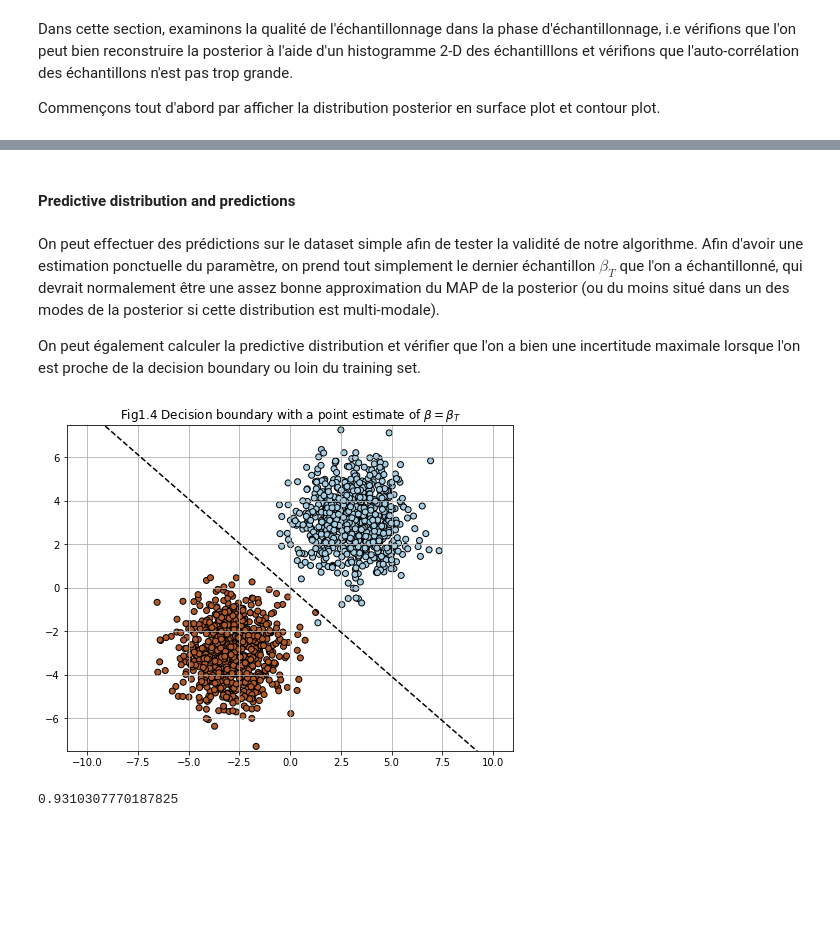
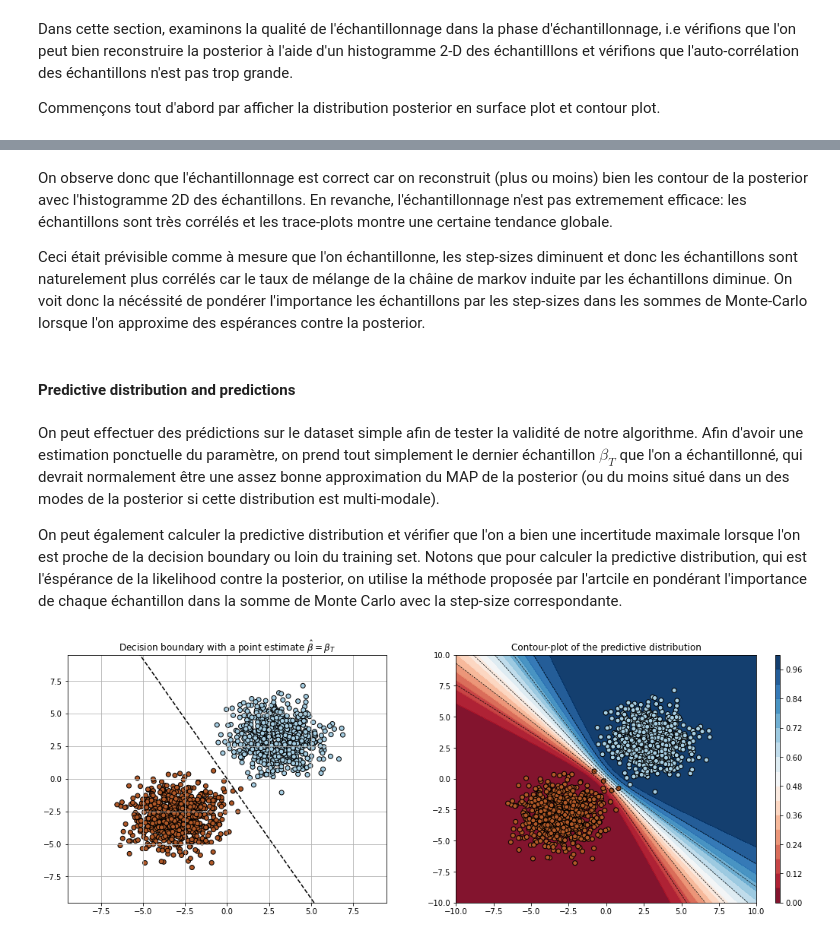
Before and after one commit to LouisBouvier/BML_Stochastic_Langevin_Dynamics, a Jupyter notebook: project_V1.ipynb, the cells around one changed output, grey strips where cells are left out. Cells and saved outputs as stored; diff of their text form; code cells hidden in the pictures; blank space fills up the shorter version.

```diff
--- a/project_V1.ipynb
+++ b/project_V1.ipynb
@@ -437,22 +441,10 @@ plt.show()
+# %% [markdown]
+On observe donc que l'échantillonnage est correct car on reconstruit (plus ou moins) bien les contour de la posterior avec l'histogramme 2D des échantillons. En revanche, l'échantillonnage n'est pas extremement efficace: les échantillons sont très corrélés et les trace-plots montre une certaine tendance globale.
+
+Ceci était prévisible comme à mesure que l'on échantillonne, les step-sizes diminuent et donc les échantillons sont naturelement plus corrélés car le taux de mélange de la châine de markov induite par les échantillons diminue. On voit donc la nécéssité de pondérer l'importance les échantillons par les step-sizes dans les sommes de Monte-Carlo lorsque l'on approxime des espérances contre la posterior.
 # %% [markdown]
 #### Predictive distribution and predictions
 # %% [markdown]
 On peut effectuer des prédictions sur le dataset simple afin de tester la validité de notre algorithme. Afin d'avoir une estimation ponctuelle du paramètre, on prend tout simplement le dernier échantillon $\beta_T$ que l'on a échantillonné, qui devrait normalement être une assez bonne approximation du MAP de la posterior (ou du moins situé dans un des modes de la posterior si cette distribution est multi-modale).
 
-On peut également calculer la predictive distribution et vérifier que l'on a bien une incertitude maximale lorsque l'on est proche de la decision boundary ou loin du training set.
+On peut également calculer la predictive distribution et vérifier que l'on a bien une incertitude maximale lorsque l'on est proche de la decision boundary ou loin du training set. Notons que pour calculer la predictive distribution, qui est l'éspérance de la likelihood contre la posterior, on utilise la méthode proposée par l'artcile en pondérant l'importance de chaque échantillon dans la somme de Monte Carlo avec la step-size correspondante.
-# %%
-# separating hyperplane
-beta = betas[-1]
-f = lambda x : (-beta[0]/beta[1]) * x
-
-# visualize decision boundary
-plt.figure(figsize=(8,6))
-plt.scatter(X[:,0], X[:,1], c=y, cmap='Paired_r', edgecolors='k')
-x = np.linspace(-10, 10, 10)
-plt.plot(x, f(x), linestyle='--', color='k')
-plt.ylim(-7.5, 7.5)
-plt.title("Fig1.4 Decision boundary with a point estimate of $\\beta = \\beta_T$")
-plt.grid()
-plt.show()
-# %% [output]
-[figure, removed]
@@ -466,4 +451,36 @@ pred_distrib = predictive_MC(zz, samples, burn_in, weights=None)
-# %%
-np.amin(pred_distrib)
-# %% [output]
-0.9310307770187825
+# %%
+# separating hyperplane
+beta = betas[-1]
+f = lambda x : (-beta[0]/beta[1]) * x
+
+# contour of the predictive distribution
+xs = np.linspace(-10, 10, 100)
+ys = np.linspace(-10, 10, 100)
+xx, yy = np.meshgrid(xs, ys, sparse=False, indexing='ij')
+zz = np.array([[xss,yss] for (xss,yss) in zip(xx.ravel(), yy.ravel())])
+ZZ = predictive_MC(X_new=zz, samples=betas, burn_in=burn_in, weights=trackW)
+ZZ = ZZ.reshape(xx.shape)
+
+#fig, ax = plt.subplots(figsize=(8, 6))
+fig, ax = plt.subplots(1, 2, figsize=(2*9, 6), gridspec_kw={"width_ratios": [.85, 1]})
+
+# visualize decision boundary
+ax[0].scatter(X[:,0], X[:,1], c=y, cmap='Paired_r', edgecolors='k')
+x = np.linspace(-10, 10, 10)
+ax[0].plot(x, f(x), linestyle='--', color='k')
+ax[0].set_ylim(-9.5, 9.5)
+ax[0].set_xlim(-9.5, 9.5)
+ax[0].set_title("Decision boundary with a point estimate $\\hat{\\beta} = \\beta_T$")
+ax[0].grid()
+
+# contour of the predictive distribution
+cont = ax[1].contourf(xs, ys, ZZ, 18, cmap='RdBu',
+            vmin=ZZ.min(), vmax=ZZ.max(), alpha=.95)
+fig.colorbar(cont, aspect=50)
+ax[1].contour(xs, ys, ZZ, colors='k', linestyles='--', linewidths=0.7)
+ax[1].scatter(X[:,0], X[:,1], c=y, cmap='Paired_r', edgecolors='k')
+ax[1].set_title("Contour-plot of the predictive distribution");
+
+plt.show()
+# %% [output]
+[figure, added]
```
Also changed, not shown: parts of 25 cells of this notebook.
